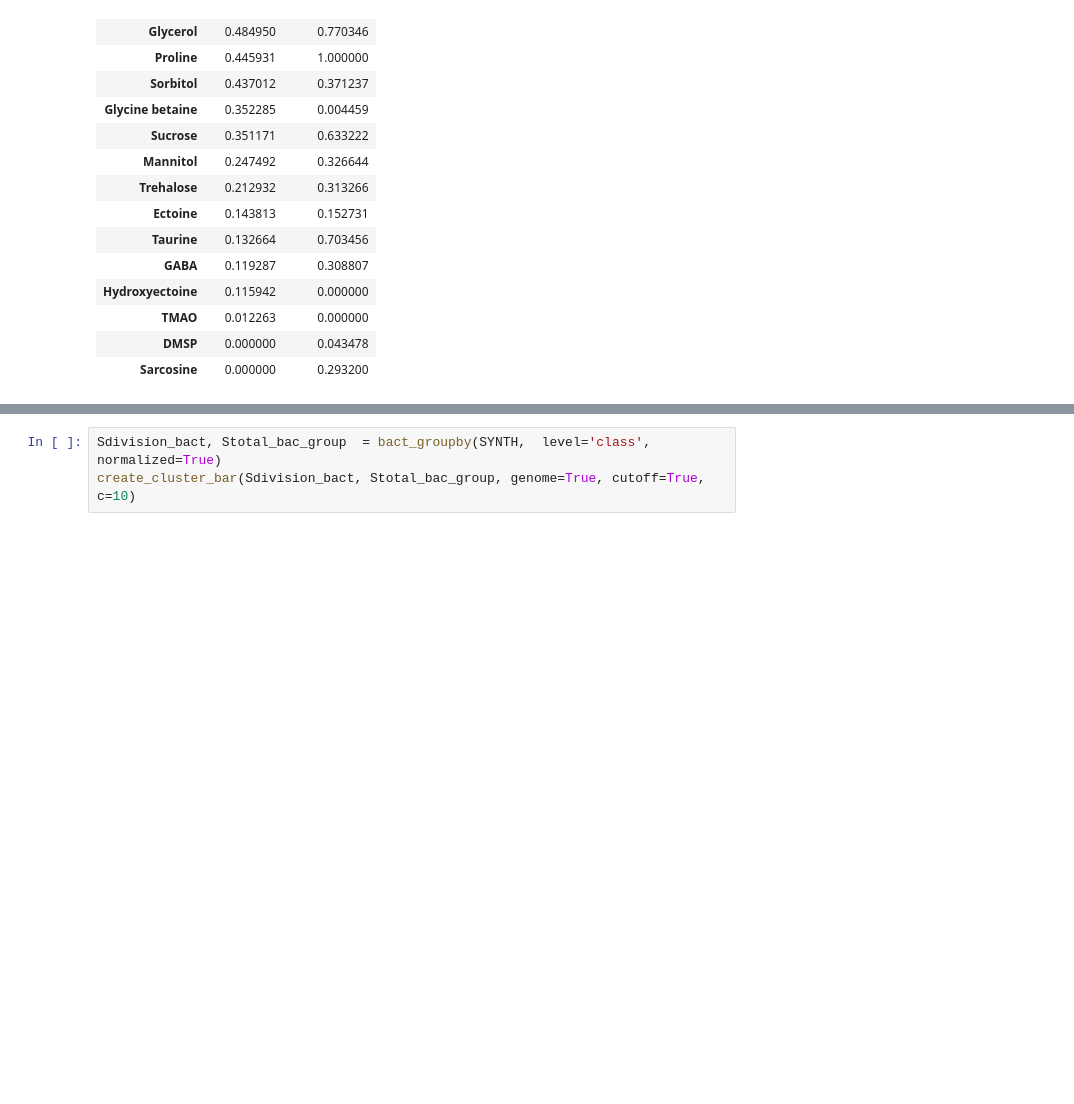
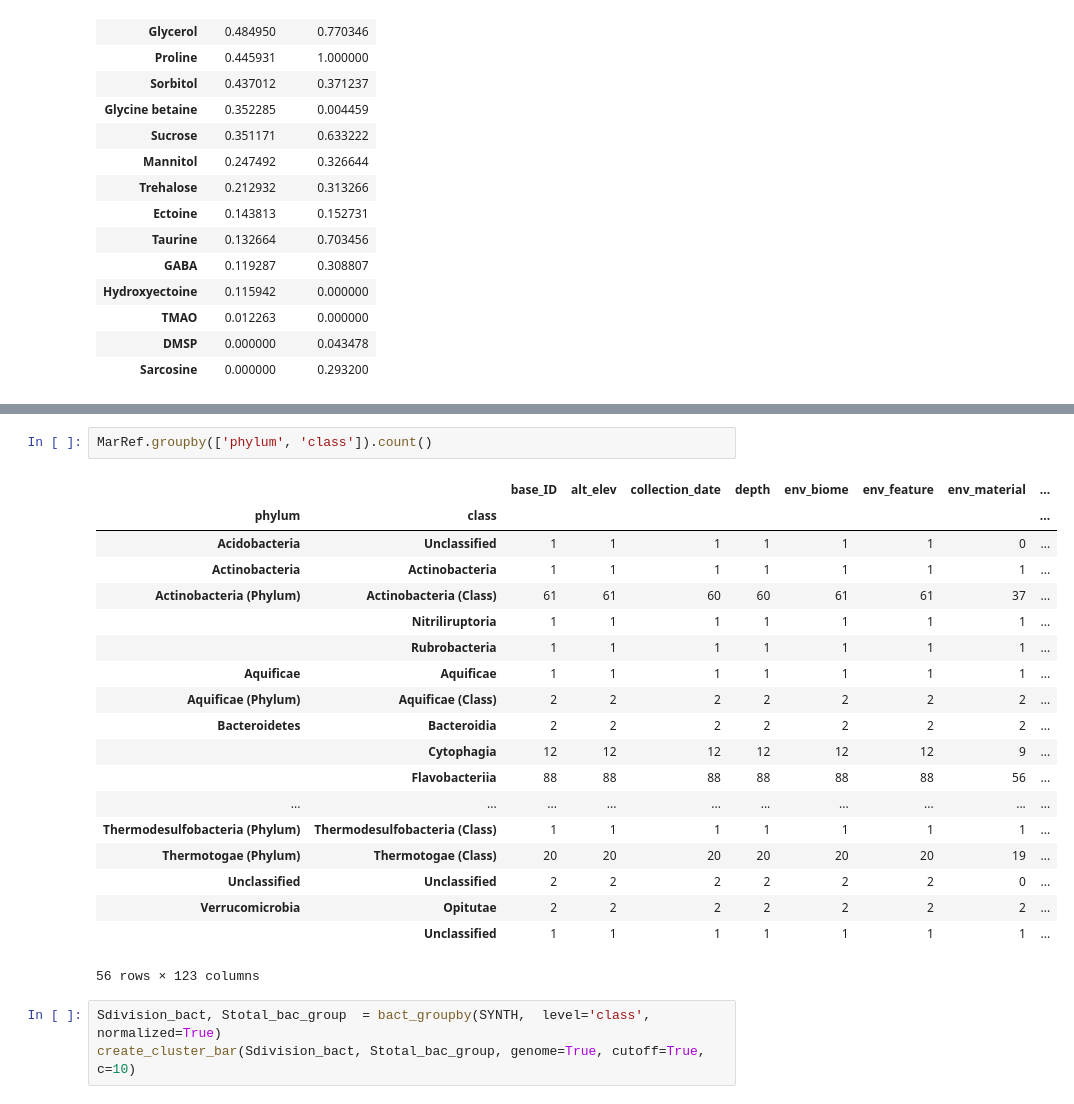
Before and after one commit to AlexanderLabWHOI/2021-marine-osmolytes, a Jupyter notebook: genome-searching/notebooks/Global-Synthesisis.ipynb, the cells around one changed output, grey strips where cells are left out. Drawn from its saved outputs; the diff is of its cells as text; blank space fills up the shorter version.

```diff
--- a/genome-searching/notebooks/Global-Synthesisis.ipynb
+++ b/genome-searching/notebooks/Global-Synthesisis.ipynb
@@ -114,3 +216,25 @@ for i in summedbact.index:
+# %%
+MarRef.groupby(['phylum', 'class']).count()
+# %% [output]
+|  |  | base_ID | alt_elev | collection_date | depth | env_biome | env_feature | env_material | ... |
+| phylum | class |  |  |  |  |  |  |  | ... |
+| Acidobacteria | Unclassified | 1 | 1 | 1 | 1 | 1 | 1 | 0 | ... |
+| Actinobacteria | Actinobacteria | 1 | 1 | 1 | 1 | 1 | 1 | 1 | ... |
+| Actinobacteria (Phylum) | Actinobacteria (Class) | 61 | 61 | 60 | 60 | 61 | 61 | 37 | ... |
+|  | Nitriliruptoria | 1 | 1 | 1 | 1 | 1 | 1 | 1 | ... |
+|  | Rubrobacteria | 1 | 1 | 1 | 1 | 1 | 1 | 1 | ... |
+| Aquificae | Aquificae | 1 | 1 | 1 | 1 | 1 | 1 | 1 | ... |
+| Aquificae (Phylum) | Aquificae (Class) | 2 | 2 | 2 | 2 | 2 | 2 | 2 | ... |
+| Bacteroidetes | Bacteroidia | 2 | 2 | 2 | 2 | 2 | 2 | 2 | ... |
+|  | Cytophagia | 12 | 12 | 12 | 12 | 12 | 12 | 9 | ... |
+|  | Flavobacteriia | 88 | 88 | 88 | 88 | 88 | 88 | 56 | ... |
+| ... | ... | ... | ... | ... | ... | ... | ... | ... | ... |
+| Thermodesulfobacteria (Phylum) | Thermodesulfobacteria (Class) | 1 | 1 | 1 | 1 | 1 | 1 | 1 | ... |
+| Thermotogae (Phylum) | Thermotogae (Class) | 20 | 20 | 20 | 20 | 20 | 20 | 19 | ... |
+| Unclassified | Unclassified | 2 | 2 | 2 | 2 | 2 | 2 | 0 | ... |
+| Verrucomicrobia | Opitutae | 2 | 2 | 2 | 2 | 2 | 2 | 2 | ... |
+|  | Unclassified | 1 | 1 | 1 | 1 | 1 | 1 | 1 | ... |
+56 rows × 123 columns
 # %%
 Sdivision_bact, Stotal_bac_group  = bact_groupby(SYNTH,  level='class', normalized=True)
 create_cluster_bar(Sdivision_bact, Stotal_bac_group, genome=True, cutoff=True, c=10)
```
Also changed, not shown: parts of 7 cells of this notebook, 6 other files.
